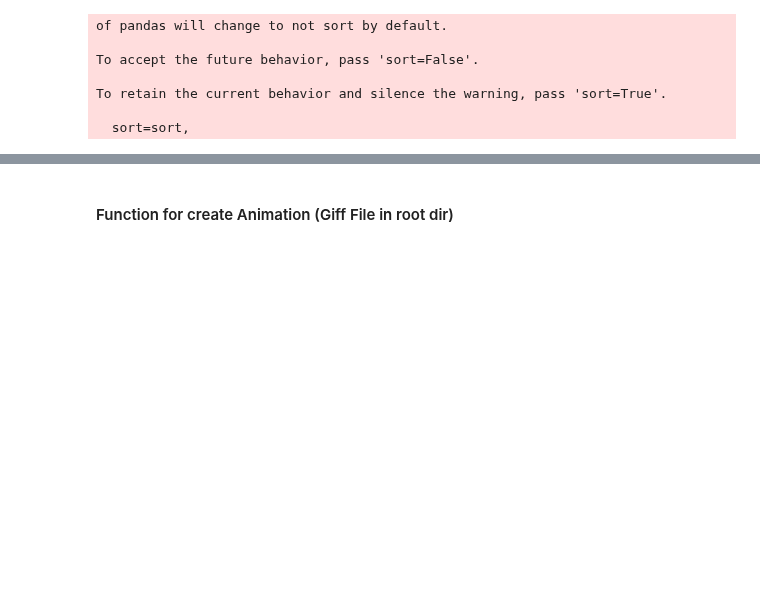
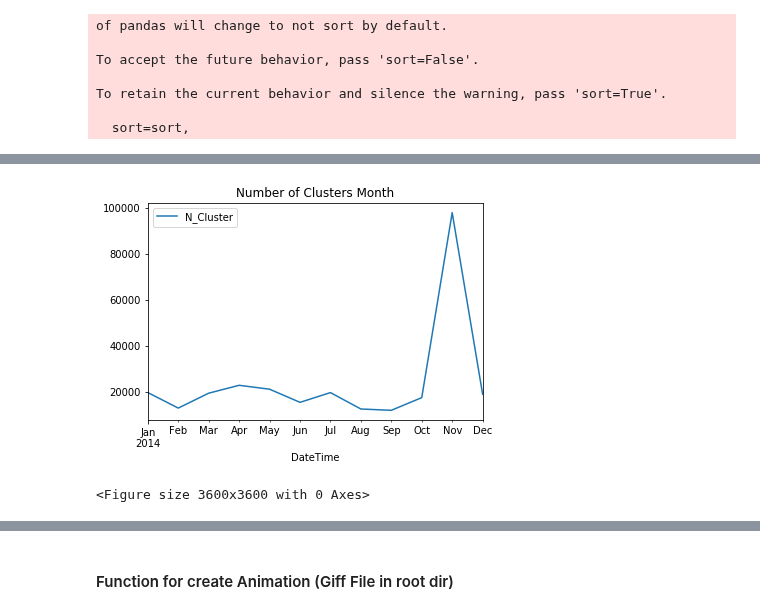
Before and after one commit to helvecioneto/CAP-394, a Jupyter notebook: 01-EDA.ipynb, the cells around one changed output, grey strips where cells are left out. Saved outputs shown, nothing was run; the diff lists cells and outputs as text; code cells hidden in the pictures; blank space fills up the shorter version.

```diff
--- a/01-EDA.ipynb
+++ b/01-EDA.ipynb
@@ -663,7 +634,0 @@ data2014.drop(columns=['YEAR','MONTH','DAY','HOUR','MINUTE'])
-# %%
-from datetime import datetime
-
-data2014['Date'] = data2014.apply(lambda row: datetime(
-                              row['YEAR'], row['MONTH'], row['DAY'], row['HOUR'], row['MINUTE']), axis=1)
-
-data2014.dot
@@ -730,3 +634,0 @@ days = janeiro['DAY']
-# %%
-sns.set(style='darkgrid')
-sns.lineplot(x=janeiro['DAY'],y=janeiro['RAIN_FALL'],label='Rain Fall Total')
@@ -736,0 +635,18 @@ plt.scatter(x,y,rain_fall)
+# %%
+data2014 = data2014[['YEAR','MONTH','DAY','HOUR','MINUTE','N_Cluster','ID_CLUS','T_RELATION','RAIN_FALL','DBz']]
+
+data2014['YEAR'] = data2014['YEAR'].astype(int)
+data2014['MONTH'] = data2014['MONTH'].astype(int)
+data2014['DAY'] = data2014['DAY'].astype(int)
+data2014['HOUR'] = data2014['HOUR'].astype(int)
+data2014['MINUTE'] = data2014['MINUTE'].astype(int)
+data2014['N_Cluster'] = data2014['N_Cluster'].astype(int)
+data2014['ID_CLUS'] = data2014['ID_CLUS'].astype(int)
+data2014['T_RELATION'] = data2014['T_RELATION'].astype(str)
+
+data2014['DateTime'] = data2014.apply(lambda row: datetime(
+                              row['YEAR'], row['MONTH'], row['DAY'], row['HOUR'], row['MINUTE']), axis=1)
+
+
+data2014 = data2014.drop(columns=['YEAR','MONTH','DAY','HOUR','MINUTE'])
+data2014 = data2014.set_index('DateTime')
@@ -736,0 +663,12 @@ plt.scatter(x,y,rain_fall)
+# %%
+NCluster = data2014.resample('min').mean()
+NCluster = NCluster.dropna()
+NCluster = NCluster.resample('M')[['N_Cluster']].sum()
+
+NCluster.plot()
+plt.title('Number of Clusters Month')
+plt.figure(figsize=(50,50))
+plt.show()
+# %% [output]
+[figure, added]
+<Figure size 3600x3600 with 0 Axes>
```
Also changed, not shown: parts of 59 cells of this notebook, 7 other files.
